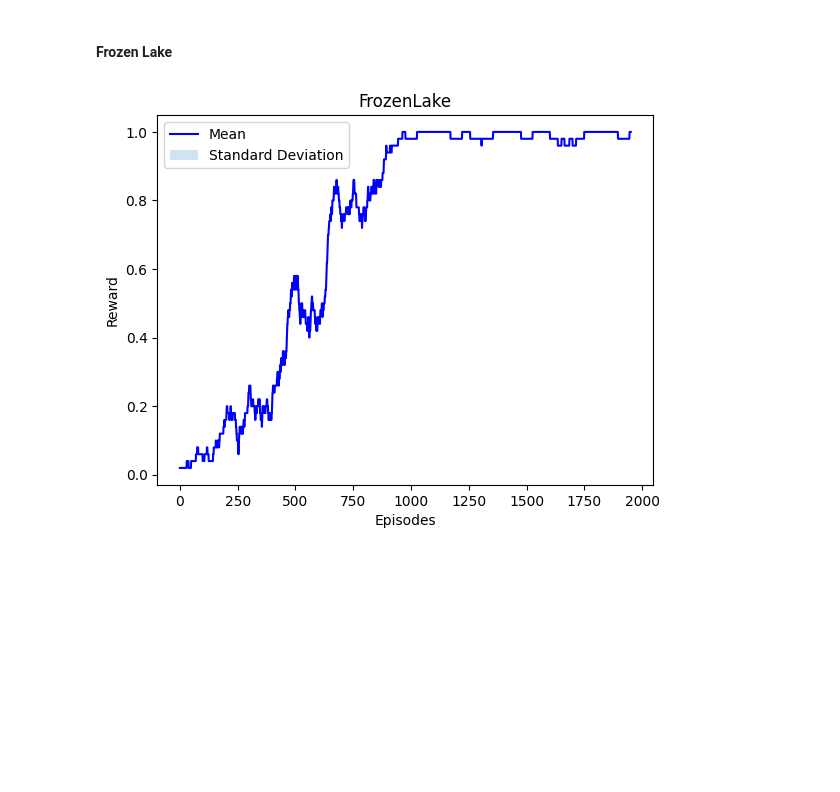
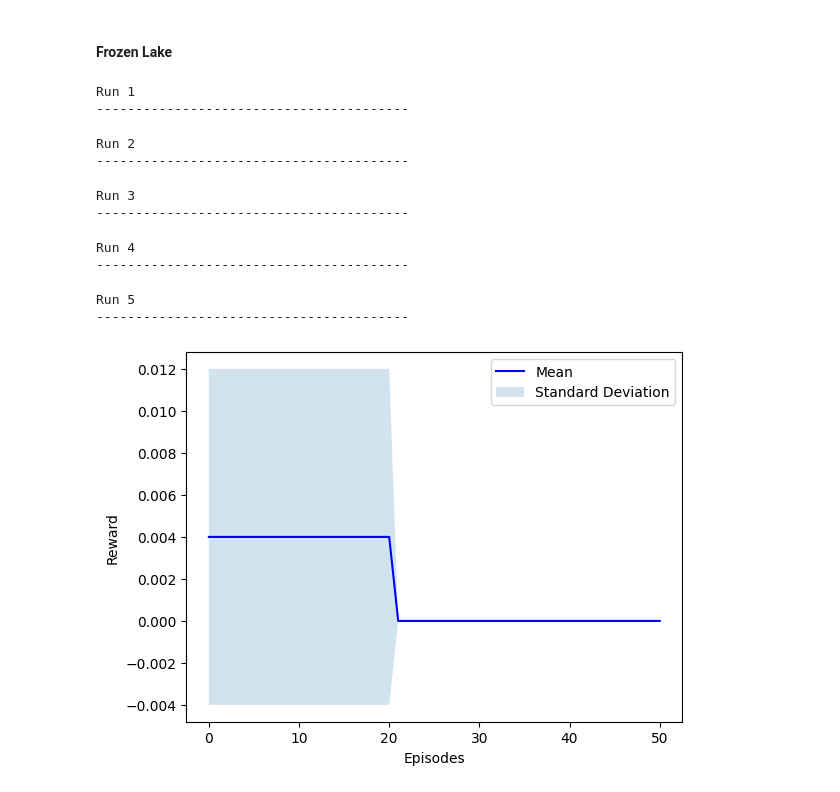
Before and after one commit to Floris93100/Blackjack-FFNN, a Jupyter notebook: src/FFNN_blackjack.ipynb, the cells around one changed output. Drawn from its saved outputs; the diff is of its cells as text; code cells hidden in the pictures; blank space fills up the shorter version.

```diff
--- a/src/FFNN_blackjack.ipynb
+++ b/src/FFNN_blackjack.ipynb
@@ -36,7 +36,7 @@ using cpu
 # %%
 env = BlackjackEnv(natural=True)
 
-episodes = 1001
+episodes = 1500
 collect_data = True
 # %%
 KEY = {0: 'STAND', 1:'HIT', 2:'DOUBLE', 3: 'SPLIT'}
@@ -821,7 +850,7 @@ threshold = 0.5
 lr = 0.001
 
 #RL hyperparameters
-episodes = 2000
+episodes = 100
 epsilon = 0.99
 epsilon_decay = epsilon / (episodes / 2)
 discount_factor = 0.9
@@ -837,31 +866,41 @@ total_rewards = []
 for i in range(5):
     print(f"\nRun {i+1}")
     print("-"*40)
     agent = DQFFNNAgent(
         env,
         device=device,
         layers=layers,
         threshold=threshold,
         lr=lr,
         epsilon=epsilon,
         epsilon_decay=epsilon_decay,
         discount_factor=discount_factor,
         batch_size=batch_size,
         update_td_target=update_td_target,
         buffer_size=buffer_size
     )
 
     play_game(env, episodes, agent, False, False, True)
     rewards = np.array(env.return_queue).flatten()
     total_rewards.append(rewards)
 
 average_reward = sum(rewards)/episodes
 variance = sum([((x - average_reward) ** 2) for x in rewards]) / (episodes - 1)
 agent.model.save_model(path='../models/FrozenLake_DQFFNN_model.pth')
 
 #print("Rewards: ", rewards)
 # print("Average Reward: ", average_reward)
 # print("Variance: ", variance)
 plot_reward(total_rewards, "FrozenLake", f"FrozenLake_DQFFNN_agent_lr={lr}_df={discount_factor}_batch={batch_size}_update={update_td_target}_buffer={buffer_size}", ["Frozen Lake"],plot_variance=True , rolling_length=50)
 # %% [output]
+Run 1
+----------------------------------------
+Run 2
+----------------------------------------
+Run 3
+----------------------------------------
+Run 4
+----------------------------------------
+Run 5
+----------------------------------------
-[figure, old version]
+[figure, new version]
```
Also changed, not shown: parts of 21 cells of this notebook.
